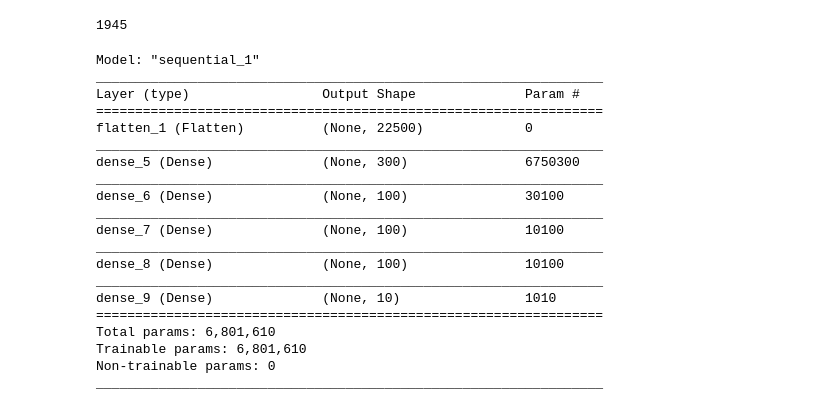
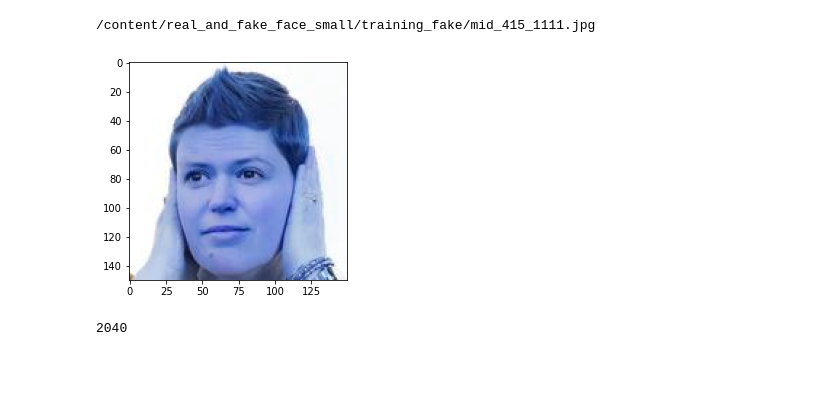
Before and after one commit to hunorxilard/onkutfel_2020-21, a Jupyter notebook: onkut_gitver_1_szili_12_5.ipynb, the cells around one changed output. Drawn from its saved outputs; the diff is of its cells as text; code cells hidden in the pictures; blank space fills up the shorter version.

```diff
--- a/onkut_gitver_1_szili_12_5.ipynb
+++ b/onkut_gitver_1_szili_12_5.ipynb
@@ -22,3 +13,0 @@ fake_imgs[1]
-# %%
-for img in range(len(fake_imgs)): #norm
-  fake_imgs[img] = fake_imgs[img] / 255.
@@ -37,3 +13,0 @@ for filename in os.listdir(real_directory):
-# %%
-for img in range(len(real_imgs)):
-  real_imgs[img] = real_imgs[img] / 255.
@@ -57,0 +14,16 @@ y_valid = y_val_fake + y_val_real
+# %%
+DATADIR = "/content/real_and_fake_face_small"
+CATEGORIES = ["training_fake","training_real"]
+# %%
+for category in CATEGORIES:
+  path=os.path.join(DATADIR,category)
+  for img in os.listdir(path):
+    print(str(os.path.join(path,img)))
+    img_array = cv2.imread(os.path.join(path,img))
+    plt.imshow(img_array,cmap='hsv_r')
+    plt.show()
+    break
+  break
+# %% [output]
+/content/real_and_fake_face_small/training_fake/mid_415_1111.jpg
+[figure, added]
@@ -58,4 +42,4 @@ y_valid = y_val_fake + y_val_real
 # %%
-print(len(X_train_real))
+print(len(training_data))
 # %% [output]
-1945
+2040
@@ -69,23 +45,0 @@ keras.layers.Dense(10, activation = "softmax" )])
-# %%
-model.summary()
-# %% [output]
-Model: "sequential_1"
-_________________________________________________________________
-Layer (type)                 Output Shape              Param #
-=================================================================
-flatten_1 (Flatten)          (None, 22500)             0
-_________________________________________________________________
-dense_5 (Dense)              (None, 300)               6750300
-_________________________________________________________________
-dense_6 (Dense)              (None, 100)               30100
-_________________________________________________________________
-dense_7 (Dense)              (None, 100)               10100
-_________________________________________________________________
-dense_8 (Dense)              (None, 100)               10100
-_________________________________________________________________
-dense_9 (Dense)              (None, 10)                1010
-=================================================================
-Total params: 6,801,610
-Trainable params: 6,801,610
-Non-trainable params: 0
-_________________________________________________________________
```
Also changed, not shown: parts of 28 cells of this notebook.
